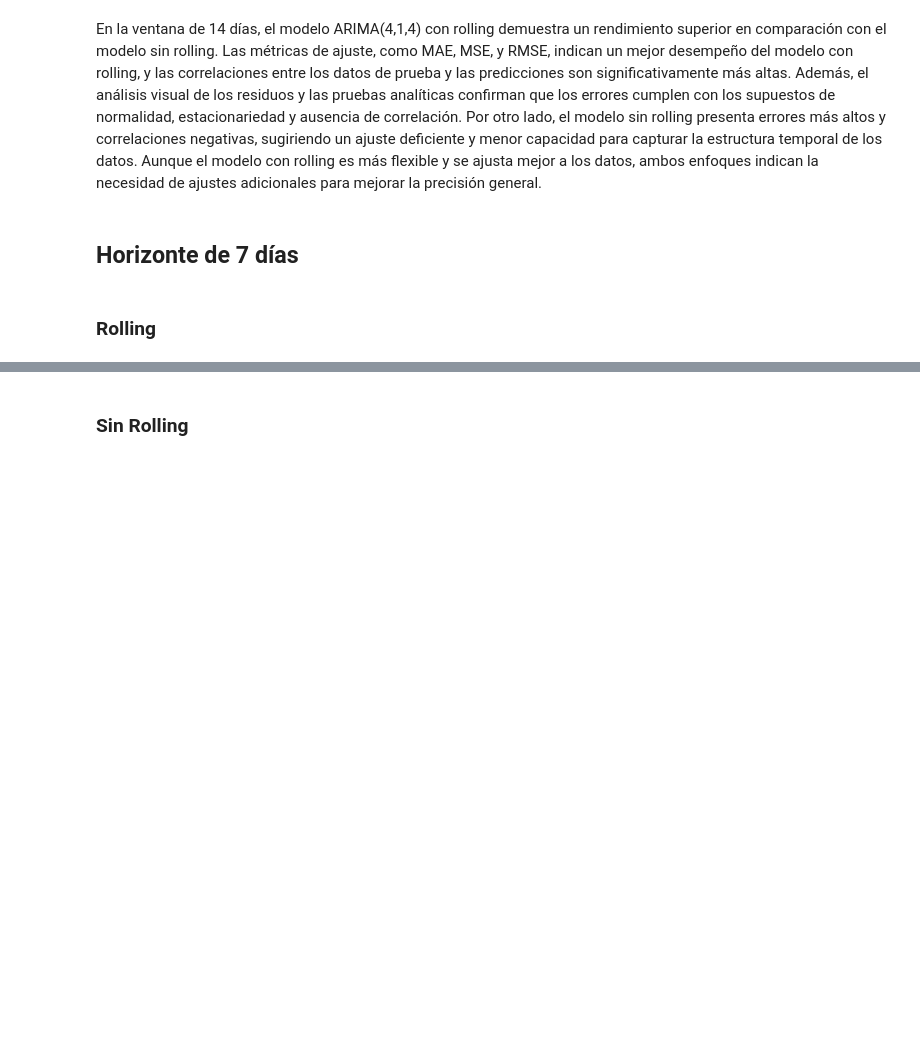
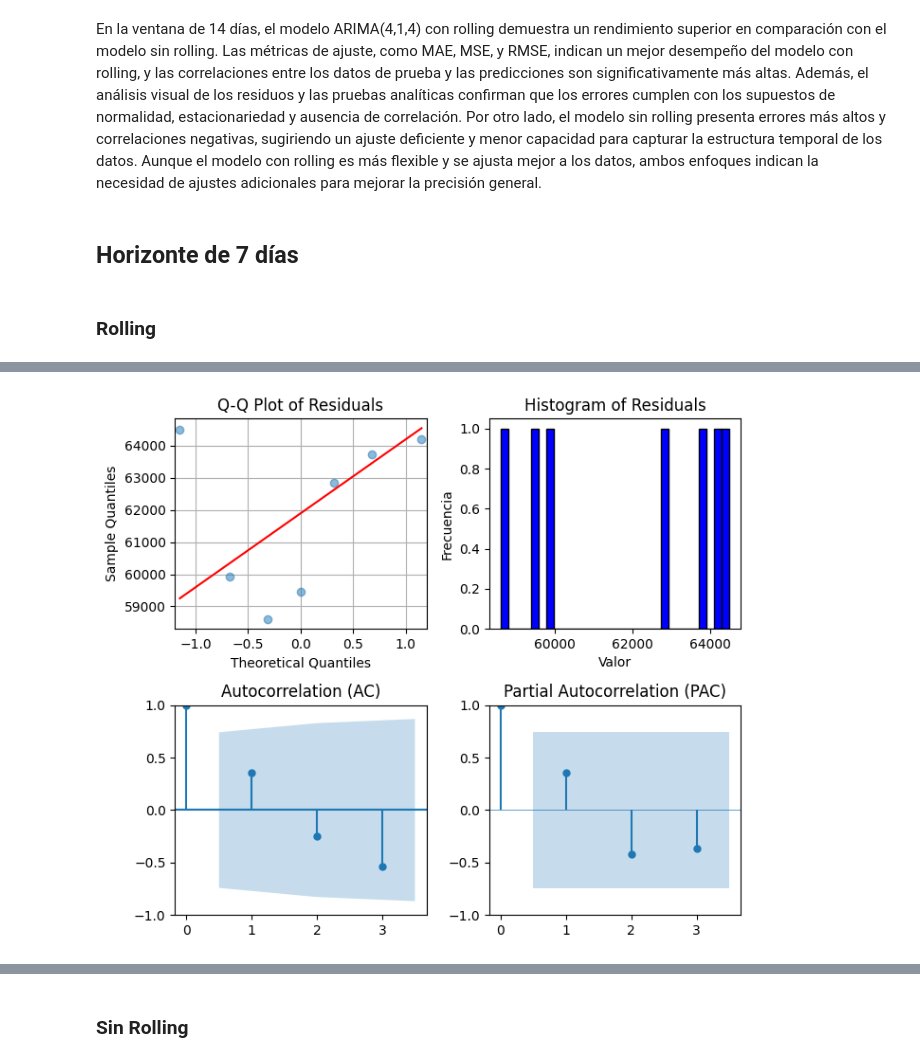
Before and after one commit to cjarango/DataViz, a Jupyter notebook: Act_1_JM.ipynb, the cells around one changed output, grey strips where cells are left out. Cells and saved outputs as stored; diff of their text form; code cells hidden in the pictures; blank space fills up the shorter version.

```diff
--- a/Act_1_JM.ipynb
+++ b/Act_1_JM.ipynb
@@ -2200,5 +2200,11 @@ plt.show()
 En la ventana de 14 días, el modelo ARIMA(4,1,4) con rolling demuestra un rendimiento superior en comparación con el modelo sin rolling. Las métricas de ajuste, como MAE, MSE, y RMSE, indican un mejor desempeño del modelo con rolling, y las correlaciones entre los datos de prueba y las predicciones son significativamente más altas. Además, el análisis visual de los residuos y las pruebas analíticas confirman que los errores cumplen con los supuestos de normalidad, estacionariedad y ausencia de correlación. Por otro lado, el modelo sin rolling presenta errores más altos y correlaciones negativas, sugiriendo un ajuste deficiente y menor capacidad para capturar la estructura temporal de los datos. Aunque el modelo con rolling es más flexible y se ajusta mejor a los datos, ambos enfoques indican la necesidad de ajustes adicionales para mejorar la precisión general.
 # %% [markdown]
 ## Horizonte de 7 días
+# %%
+test_7d = CL_df.close[train_size:train_size + 7]
+dates_7d = CL_df.date[train_size:train_size + 7]
 # %% [markdown]
 ### Rolling
+# %%
+test_7d = test_7d.tolist()
+yhat_7d  = arima_rolling(train.tolist(), test_7d, order = (4,1,4))
@@ -2204,0 +2248,31 @@ En la ventana de 14 días, el modelo ARIMA(4,1,4) con rolling demuestra un rendi
+# %%
+residuos = pd.DataFrame(list(set(yhat_7d) - set(test_7d)))
+
+# Crear una figura con 2 filas y 2 columnas
+fig, axes = plt.subplots(2, 2, figsize=(7, 6), sharex=False)
+
+# Primer gráfico: Q-Q plot
+sm.qqplot(residuos, line='s', ax=axes[0, 0], alpha=0.5, lw=2)
+axes[0, 0].set_title('Q-Q Plot of Residuals')
+axes[0, 0].set_xlabel('Theoretical Quantiles')
+axes[0, 0].set_ylabel('Sample Quantiles')
+axes[0, 0].grid(True)
+
+# Segundo gráfico: Histograma
+axes[0, 1].hist(residuos, bins=30, color='blue', edgecolor='black')
+axes[0, 1].set_title('Histogram of Residuals')
+axes[0, 1].set_xlabel('Valor')
+axes[0, 1].set_ylabel('Frecuencia')
+
+# Tercer gráfico: ACF (en la fila inferior, columna 0)
+plot_acf(residuos[0], ax=axes[1, 0])
+axes[1, 0].set_title('Autocorrelation (AC)')
+
+# Cuarto gráfico: PACF (en la fila inferior, columna 1)
+plot_pacf(residuos[0], ax=axes[1, 1], linewidth=0.5)
+axes[1, 1].set_title('Partial Autocorrelation (PAC)')
+
+plt.tight_layout()
+plt.show()
+# %% [output]
+[figure, added]
```
Also changed, not shown: parts of 35 cells of this notebook.
